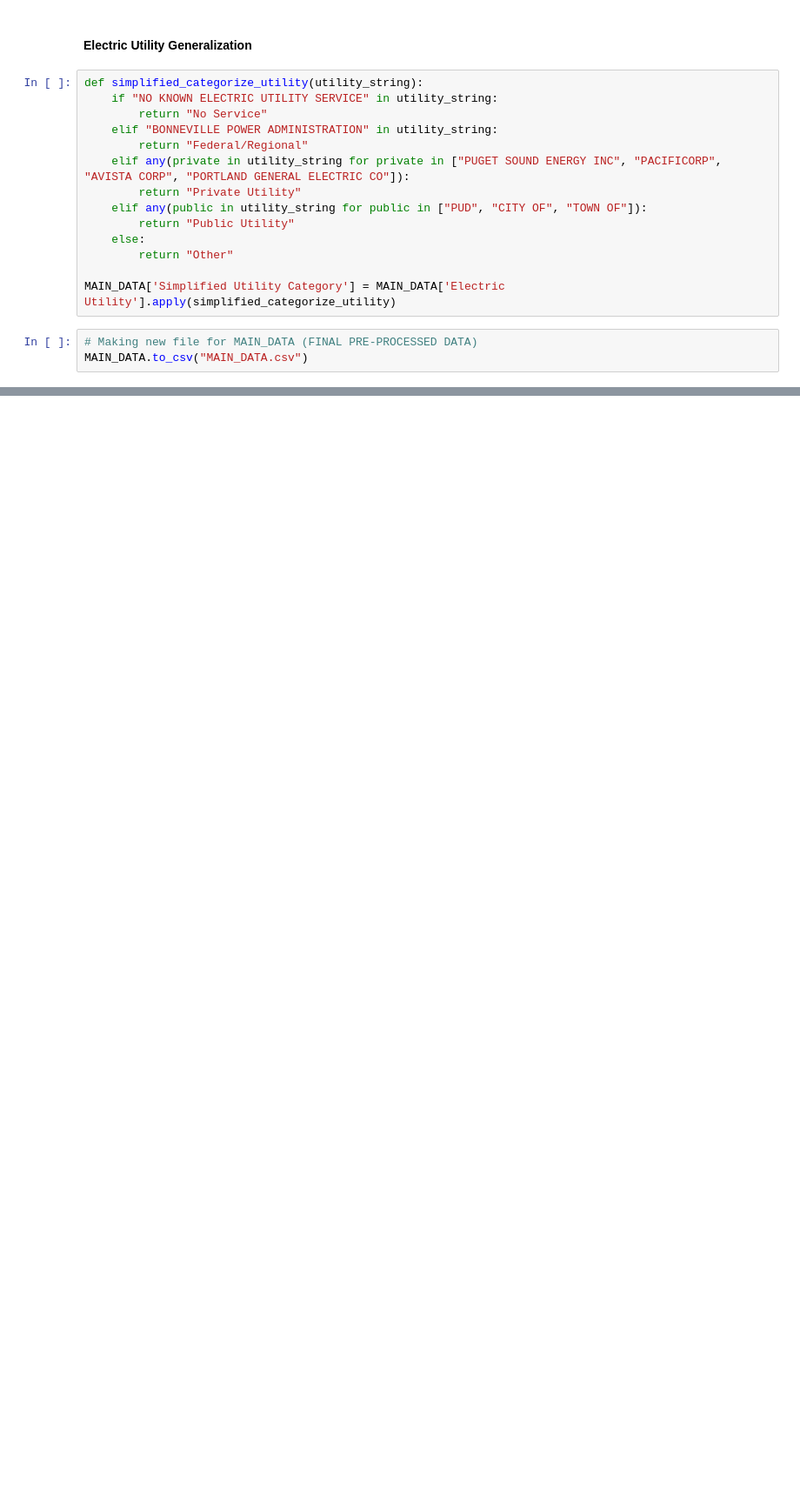
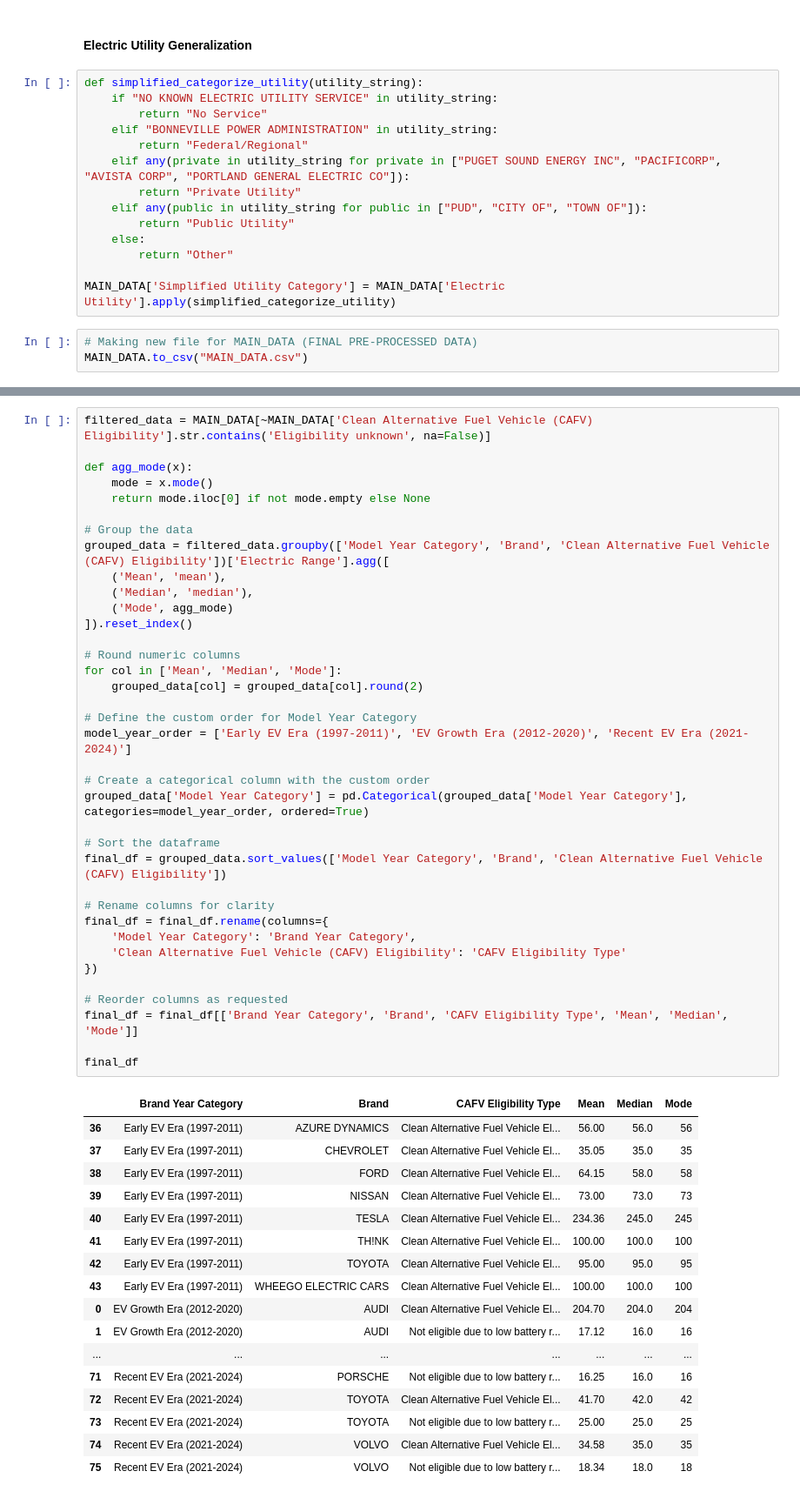
Before and after one commit to Daxvshah11/DA_Assignments, a Jupyter notebook: Ass2/Assignment2_8.ipynb, the cells around one changed output, grey strips where cells are left out. Shown at 87% size. Saved outputs shown, nothing was run; the diff lists cells and outputs as text; blank space fills up the shorter version.

```diff
--- a/Ass2/Assignment2_8.ipynb
+++ b/Ass2/Assignment2_8.ipynb
@@ -439,0 +620,55 @@ MAIN_DATA.to_csv("MAIN_DATA.csv")
+# %%
+filtered_data = MAIN_DATA[~MAIN_DATA['Clean Alternative Fuel Vehicle (CAFV) Eligibility'].str.contains('Eligibility unknown', na=False)]
+
+def agg_mode(x):
+    mode = x.mode()
+    return mode.iloc[0] if not mode.empty else None
+
+# Group the data
+grouped_data = filtered_data.groupby(['Model Year Category', 'Brand', 'Clean Alternative Fuel Vehicle (CAFV) Eligibility'])['Electric Range'].agg([
+    ('Mean', 'mean'),
+    ('Median', 'median'),
+    ('Mode', agg_mode)
+]).reset_index()
+
+# Round numeric columns
+for col in ['Mean', 'Median', 'Mode']:
+    grouped_data[col] = grouped_data[col].round(2)
+
+# Define the custom order for Model Year Category
+model_year_order = ['Early EV Era (1997-2011)', 'EV Growth Era (2012-2020)', 'Recent EV Era (2021-2024)']
+
+# Create a categorical column with the custom order
+grouped_data['Model Year Category'] = pd.Categorical(grouped_data['Model Year Category'], categories=model_year_order, ordered=True)
+
+# Sort the dataframe
+final_df = grouped_data.sort_values(['Model Year Category', 'Brand', 'Clean Alternative Fuel Vehicle (CAFV) Eligibility'])
+
+# Rename columns for clarity
+final_df = final_df.rename(columns={
+    'Model Year Category': 'Brand Year Category',
+    'Clean Alternative Fuel Vehicle (CAFV) Eligibility': 'CAFV Eligibility Type'
+})
+
+# Reorder columns as requested
+final_df = final_df[['Brand Year Category', 'Brand', 'CAFV Eligibility Type', 'Mean', 'Median', 'Mode']]
+
+final_df
+# %% [output]
+|  | Brand Year Category | Brand | CAFV Eligibility Type | Mean | Median | Mode |
+| 36 | Early EV Era (1997-2011) | AZURE DYNAMICS | Clean Alternative Fuel Vehicle El... | 56.00 | 56.0 | 56 |
+| 37 | Early EV Era (1997-2011) | CHEVROLET | Clean Alternative Fuel Vehicle El... | 35.05 | 35.0 | 35 |
+| 38 | Early EV Era (1997-2011) | FORD | Clean Alternative Fuel Vehicle El... | 64.15 | 58.0 | 58 |
+| 39 | Early EV Era (1997-2011) | NISSAN | Clean Alternative Fuel Vehicle El... | 73.00 | 73.0 | 73 |
+| 40 | Early EV Era (1997-2011) | TESLA | Clean Alternative Fuel Vehicle El... | 234.36 | 245.0 | 245 |
+| 41 | Early EV Era (1997-2011) | TH!NK | Clean Alternative Fuel Vehicle El... | 100.00 | 100.0 | 100 |
+| 42 | Early EV Era (1997-2011) | TOYOTA | Clean Alternative Fuel Vehicle El... | 95.00 | 95.0 | 95 |
+| 43 | Early EV Era (1997-2011) | WHEEGO ELECTRIC CARS | Clean Alternative Fuel Vehicle El... | 100.00 | 100.0 | 100 |
+| 0 | EV Growth Era (2012-2020) | AUDI | Clean Alternative Fuel Vehicle El... | 204.70 | 204.0 | 204 |
+| 1 | EV Growth Era (2012-2020) | AUDI | Not eligible due to low battery r... | 17.12 | 16.0 | 16 |
+| ... | ... | ... | ... | ... | ... | ... |
+| 71 | Recent EV Era (2021-2024) | PORSCHE | Not eligible due to low battery r... | 16.25 | 16.0 | 16 |
+| 72 | Recent EV Era (2021-2024) | TOYOTA | Clean Alternative Fuel Vehicle El... | 41.70 | 42.0 | 42 |
+| 73 | Recent EV Era (2021-2024) | TOYOTA | Not eligible due to low battery r... | 25.00 | 25.0 | 25 |
+| 74 | Recent EV Era (2021-2024) | VOLVO | Clean Alternative Fuel Vehicle El... | 34.58 | 35.0 | 35 |
+| 75 | Recent EV Era (2021-2024) | VOLVO | Not eligible due to low battery r... | 18.34 | 18.0 | 18 |
```
Also changed, not shown: parts of 8 cells of this notebook.
